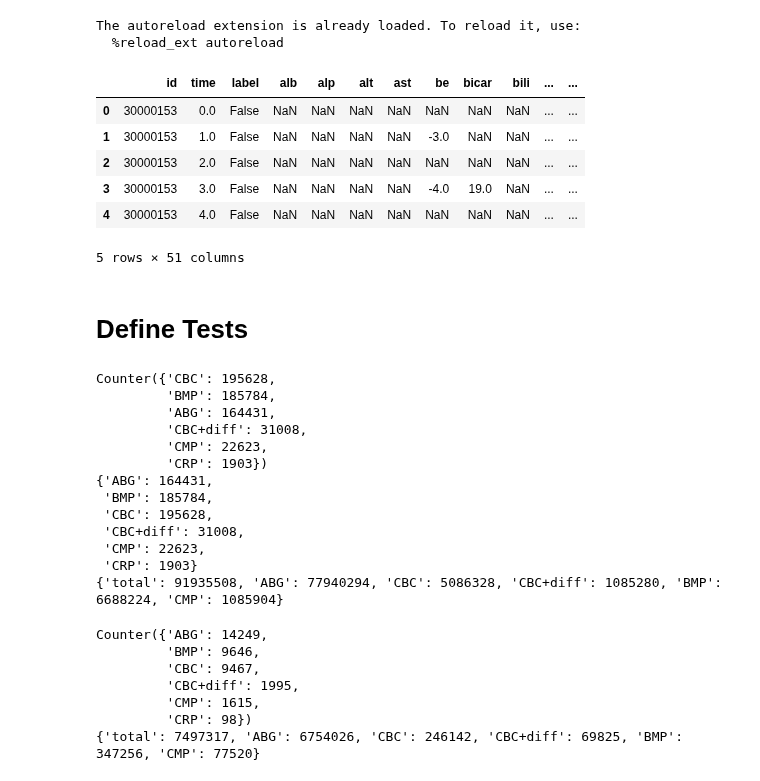
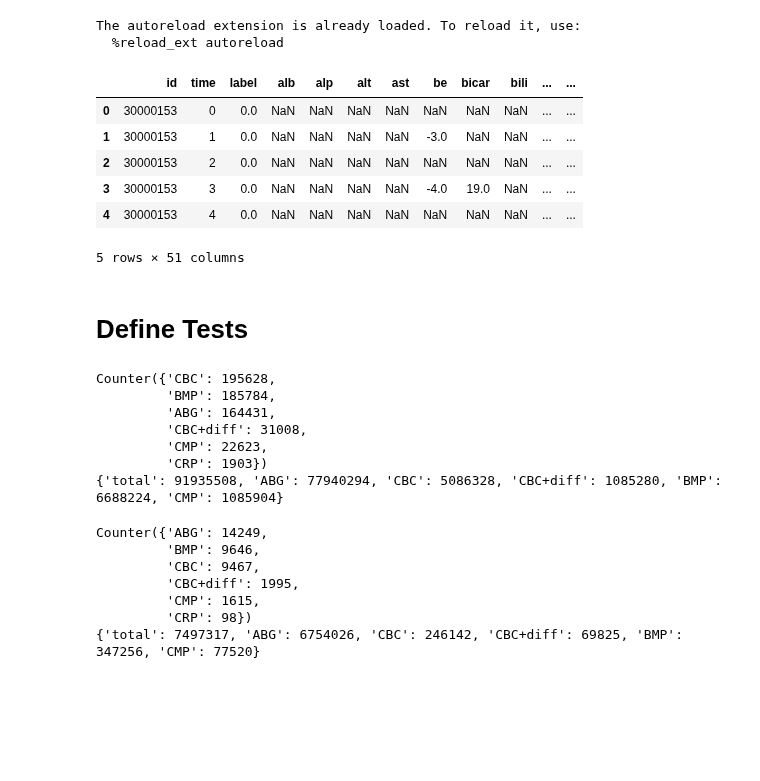
Before and after one commit to joshuawe/sepsis, a Jupyter notebook: data/miiv/miiv_lab_tests.ipynb, the cells around one changed output. Cells and saved outputs as stored; diff of their text form; code cells hidden in the pictures; blank space fills up the shorter version.

```diff
--- a/data/miiv/miiv_lab_tests.ipynb
+++ b/data/miiv/miiv_lab_tests.ipynb
@@ -21,19 +22,19 @@ The autoreload extension is already loaded. To reload it, use:
 # %%
 path_figures = Path('../../figures/')
 
 miiv_path = '~/Documents/data/ts/miiv/fully_observed/miiv_ts_wide.csv.gz'
 miiv_path_p = '~/Documents/data/ts/miiv/fully_observed/miiv_ts_wide.parquet'
 # df = pd.read_csv(miiv_path)
 df = pd.read_parquet(miiv_path_p)
-df['time'] = df['time'].apply(lambda x: x.total_seconds() / 60 / 60)
+# df['time'] = df['time'].apply(lambda x: x.total_seconds() / 60 / 60)
 df.head()
 # %% [output]
 |  | id | time | label | alb | alp | alt | ast | be | bicar | bili | ... | ... |
-| 0 | 30000153 | 0.0 | False | NaN | NaN | NaN | NaN | NaN | NaN | NaN | ... | ... |
-| 1 | 30000153 | 1.0 | False | NaN | NaN | NaN | NaN | -3.0 | NaN | NaN | ... | ... |
-| 2 | 30000153 | 2.0 | False | NaN | NaN | NaN | NaN | NaN | NaN | NaN | ... | ... |
-| 3 | 30000153 | 3.0 | False | NaN | NaN | NaN | NaN | -4.0 | 19.0 | NaN | ... | ... |
-| 4 | 30000153 | 4.0 | False | NaN | NaN | NaN | NaN | NaN | NaN | NaN | ... | ... |
+| 0 | 30000153 | 0 | 0.0 | NaN | NaN | NaN | NaN | NaN | NaN | NaN | ... | ... |
+| 1 | 30000153 | 1 | 0.0 | NaN | NaN | NaN | NaN | -3.0 | NaN | NaN | ... | ... |
+| 2 | 30000153 | 2 | 0.0 | NaN | NaN | NaN | NaN | NaN | NaN | NaN | ... | ... |
+| 3 | 30000153 | 3 | 0.0 | NaN | NaN | NaN | NaN | -4.0 | 19.0 | NaN | ... | ... |
+| 4 | 30000153 | 4 | 0.0 | NaN | NaN | NaN | NaN | NaN | NaN | NaN | ... | ... |
 5 rows × 51 columns
 # %%
 grouped = df.groupby('id')
@@ -129,11 +130,5 @@ Counter({'CBC': 195628,
          'CBC+diff': 31008,
          'CMP': 22623,
          'CRP': 1903})
-{'ABG': 164431,
- 'BMP': 185784,
- 'CBC': 195628,
- 'CBC+diff': 31008,
- 'CMP': 22623,
- 'CRP': 1903}
 {'total': 91935508, 'ABG': 77940294, 'CBC': 5086328, 'CBC+diff': 1085280, 'BMP': 6688224, 'CMP': 1085904}
 # %%
```
Also changed, not shown: parts of 4 cells of this notebook, 1 other file.
